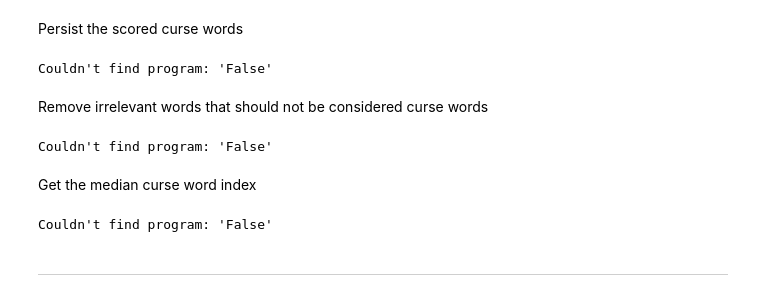
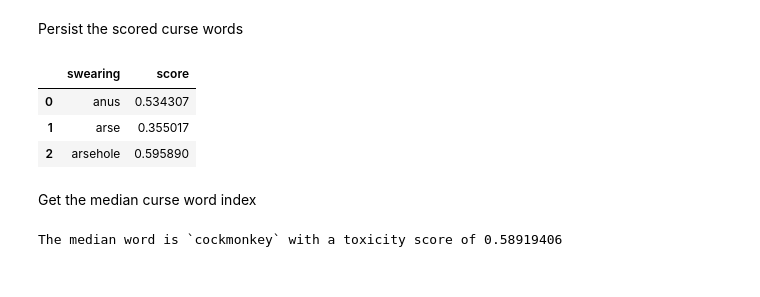
Before and after one commit to Guilherme26/dissertation, a Jupyter notebook: notebooks/02-preprocess-subtitles.ipynb, the cells around one changed output. Saved outputs shown, nothing was run; the diff lists cells and outputs as text; code cells hidden in the pictures.

```diff
--- a/notebooks/02-preprocess-subtitles.ipynb
+++ b/notebooks/02-preprocess-subtitles.ipynb
@@ -36,14 +30,0 @@ We need to take into consideration that some words do not present considerable t
-# %%
-%%script False
-
-with open(filepaths["bad_words_raw"]) as f:
-    curse_words = f.read().split()
-
-curse_words_score = {}
-for word in tqdm(curse_words, total=len(curse_words)):
-    toxicity = get_toxicity_score(service, word)
-
-    if toxicity is not None:
-        curse_words_score[word] = toxicity
-
-    time.sleep(1)
@@ -51,0 +35,3 @@ Couldn't find program: 'False'
+# %%
+df_swearings = pd.read_csv(filepaths["bad_words_raw"], names=["swearing"])
+df_swearings.head(3)
@@ -51,0 +43,8 @@ Couldn't find program: 'False'
+# %%
+curse_words_score = []
+for _, row in tqdm(df_swearings.iterrows(), total=df_swearings.shape[0]):
+    toxicity = get_toxicity_score(service, row.swearing)
+
+    curse_words_score.append((row.swearing, toxicity))
+
+    time.sleep(1)
@@ -52,23 +69,10 @@ Couldn't find program: 'False'
 # %% [markdown]
 Persist the scored curse words
-# %%
-%%script False
-
-with open(filepaths["bad_words_scored"]) as f:
-    json.dump(dict(curse_words_score), f)
-# %% [output]
-Couldn't find program: 'False'
-# %% [markdown]
-Remove irrelevant words that should not be considered curse words
-# %%
-%%script False
-
-filtered_curse_words_score = {}
-for key, value in curse_words_score.items():
-    if value > 0.2:
-        filtered_curse_words_score[key] = value
-
-curse_words_score = filtered_curse_words_score
-del filtered_curse_words_score
-# %% [output]
-Couldn't find program: 'False'
+# %%
+df_scored = pd.DataFrame(curse_words_score, columns=["swearing", "score"])
+df_scored.head(3)
+# %% [output]
+|  | swearing | score |
+| 0 | anus | 0.534307 |
+| 1 | arse | 0.355017 |
+| 2 | arsehole | 0.595890 |
@@ -75,15 +81,10 @@ Couldn't find program: 'False'
 # %% [markdown]
 Get the median curse word index
-# %%
-%%script False
-
-curse_words_score = sorted(curse_words_score.items(), key=lambda item: item[1])
-
-median_idx = len(curse_words_score) // 2
-median_curse_word, median_score = curse_words_score[median_idx]
-
-print(f"The median word is `{median_curse_word}` with a toxicity score of {median_score}")
-# %% [output]
-Couldn't find program: 'False'
-# %% [markdown]
----
+# %%
+df_swearings_wo_na = df_scored.dropna().sort_values("score").reset_index(drop=True)
+pivot = df_swearings_wo_na.shape[0] // 2
+
+median = df_swearings_wo_na.iloc[pivot]
+print(f"The median word is `{median.swearing}` with a toxicity score of {median.score}")
+# %% [output]
+The median word is `cockmonkey` with a toxicity score of 0.58919406
```
Also changed, not shown: parts of 12 cells of this notebook, 7 other files.
